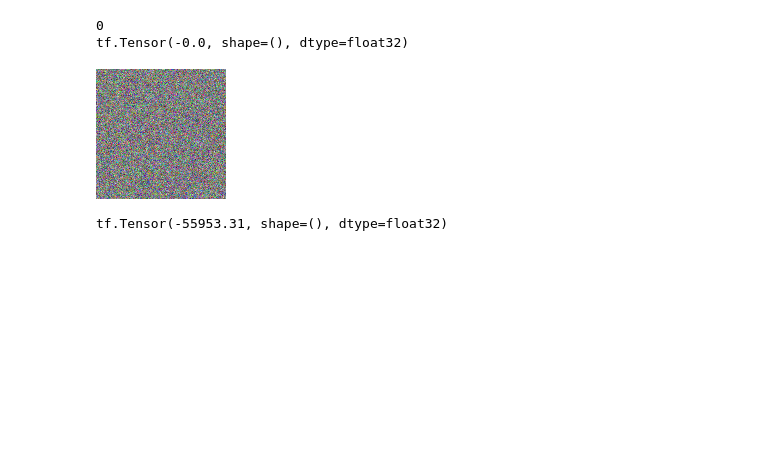
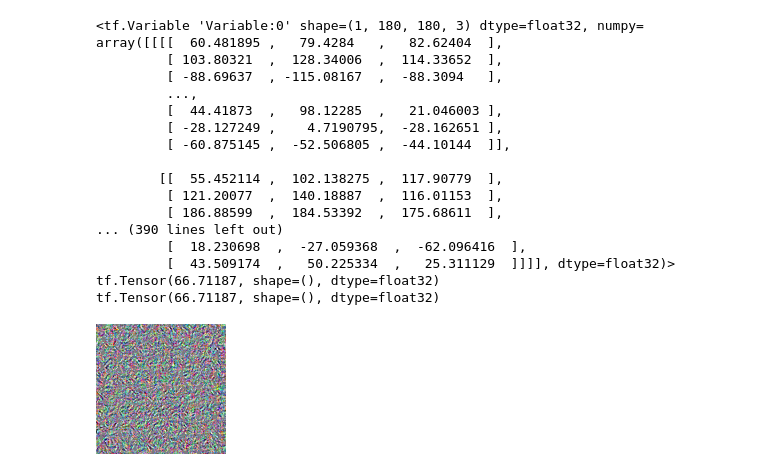
Before and after one commit to alicialitrtwe/cnn_manifold, a Jupyter notebook: activation_visualization.ipynb, the cells around one changed output. Cells and saved outputs as stored; diff of their text form; code cells hidden in the pictures; blank space fills up the shorter version.

Commit message:
visualize for any direction

```diff
--- a/activation_visualization.ipynb
+++ b/activation_visualization.ipynb
@@ -21,7 +22,7 @@ import keras
 # %%
-# layer_name = "conv3_block4_out"
-# model = tf.keras.applications.ResNet50V2(weights="imagenet", include_top=False)
-layer_name = "mixed3"
-model = tf.keras.applications.InceptionV3(weights="imagenet", include_top=False)
+layer_name = "conv3_block4_out"
+model = tf.keras.applications.ResNet50V2(weights="imagenet", include_top=False)
+#layer_name = "mixed3"
+#model = tf.keras.applications.InceptionV3(weights="imagenet", include_top=False)
 layer = model.get_layer(name=layer_name)
 activation_model = tf.keras.models.Model(inputs=model.inputs, outputs=layer.output)
@@ -28,2 +31,0 @@ activation_model = tf.keras.models.Model(inputs=model.inputs, outputs=layer.outp
-# %%
-activation_model = tf.keras.models.Model(inputs=model.inputs, outputs=layer.output)
@@ -41,3 +31,0 @@ acts = activation_model(img)
-# %%
-filter_activation = acts[:, 2:-2, 2:-2, direction_index]
-loss = -tf.reduce_mean(filter_activation)
@@ -44,10 +96,26 @@ loss = -tf.reduce_mean(filter_activation)
+# %%
+img = initialize_image(img_size)
+loss, img, processed_img = visualize_filter(img, direction, activation_model, n_iter=4, learning_rate=100)
+# %% [output]
+<tf.Variable 'Variable:0' shape=(1, 180, 180, 3) dtype=float32, numpy=
+array([[[[  60.481895 ,   79.4284   ,   82.62404  ],
+         [ 103.80321  ,  128.34006  ,  114.33652  ],
+         [ -88.69637  , -115.08167  ,  -88.3094   ],
+         ...,
+         [  44.41873  ,   98.12285  ,   21.046003 ],
+         [ -28.127249 ,    4.7190795,  -28.162651 ],
+         [ -60.875145 ,  -52.506805 ,  -44.10144  ]],
+
+        [[  55.452114 ,  102.138275 ,  117.90779  ],
+         [ 121.20077  ,  140.18887  ,  116.01153  ],
+         [ 186.88599  ,  184.53392  ,  175.68611  ],
+... (390 lines left out)
+         [  18.230698  ,  -27.059368  ,  -62.096416  ],
+         [  43.509174  ,   50.225334  ,   25.311129  ]]]], dtype=float32)>
+tf.Tensor(66.71187, shape=(), dtype=float32)
+tf.Tensor(66.71187, shape=(), dtype=float32)
+[figure, added]
 # %%
-loss, img, processed_img = visualize_filter_Adam(100, n_iter=100)
-print(loss)
 keras.preprocessing.image.save_img("0.png", processed_img)
 display(Image("0.png"))
-# %% [output]
-0
-tf.Tensor(-0.0, shape=(), dtype=float32)
-[figure, removed]
 # %%
@@ -109,14 +175,6 @@ def deprocess_image(img):
     img *= 255
     img = np.clip(img, 0, 255).astype("uint8")
     return img
-# %%
-direction_index=15
-activation = activation_model(img)
-# We avoid border artifacts by only involving non-border pixels in the loss.
-filter_activation = activation[:, 2:-2, 2:-2, direction_index]
-print(-tf.reduce_mean(filter_activation))
-# %% [output]
-tf.Tensor(-55953.31, shape=(), dtype=float32)
 # %%
 all_imgs = []
 for filter_index in range(64):
```
Also changed, not shown: parts of 14 cells of this notebook, 1 other file.
